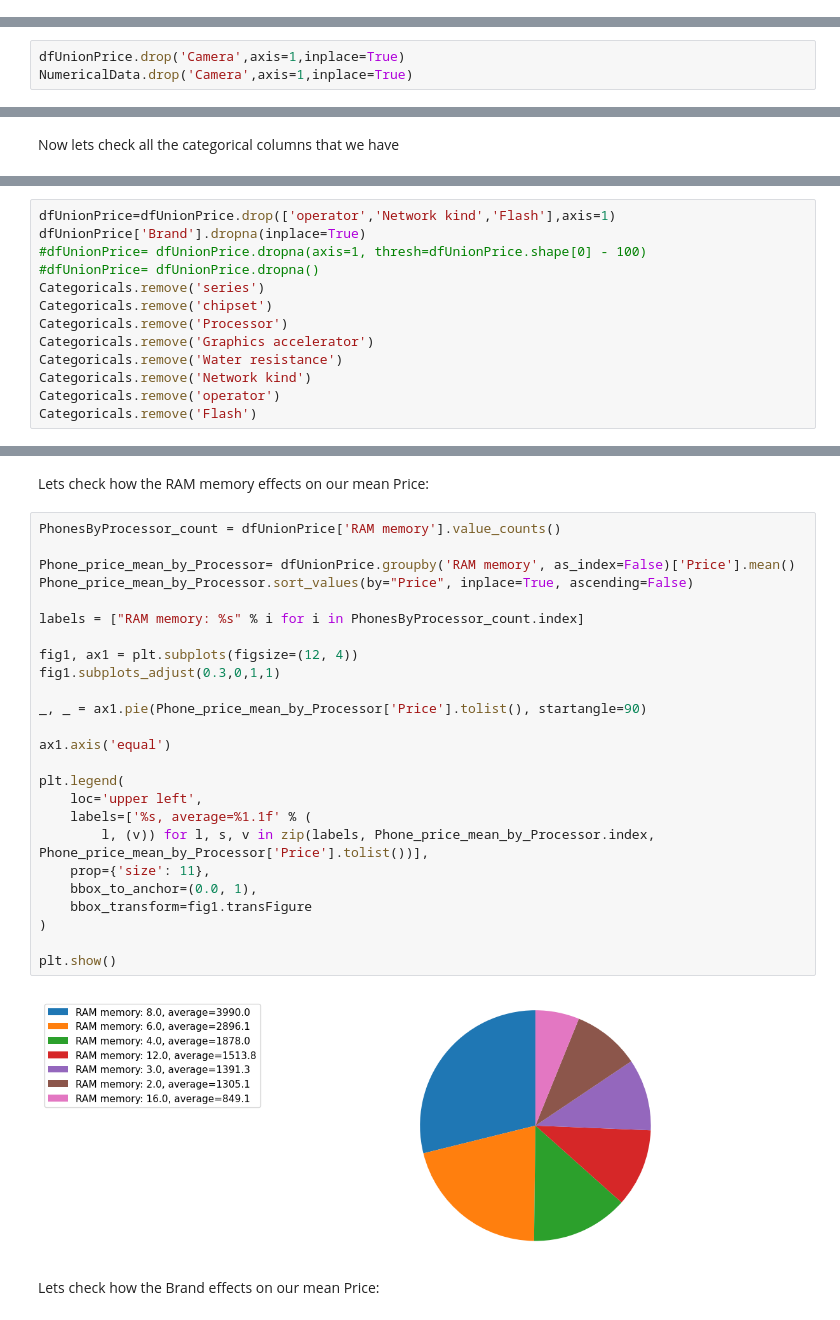
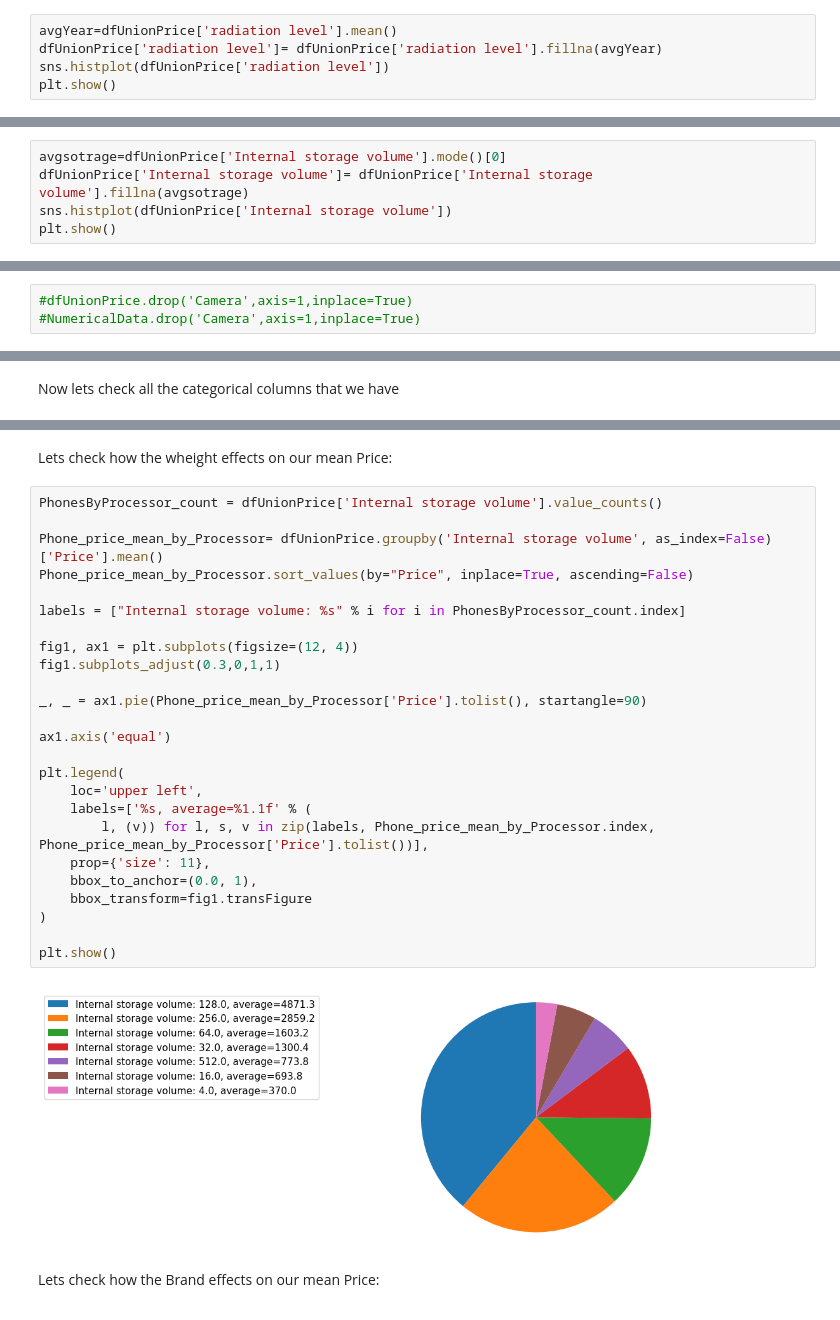
Before and after one commit to Davidtal1/PhoneProjects, a Jupyter notebook: PhonesProject.ipynb, the cells around one changed output, grey strips where cells are left out. Cells and saved outputs as stored; diff of their text form.

```diff
--- a/PhonesProject.ipynb
+++ b/PhonesProject.ipynb
@@ -505,0 +599,5 @@ data_describe
+# %%
+avgYear=dfUnionPrice['radiation level'].mean()
+dfUnionPrice['radiation level']= dfUnionPrice['radiation level'].fillna(avgYear)
+sns.histplot(dfUnionPrice['radiation level'])
+plt.show()
@@ -505,0 +611,5 @@ data_describe
+# %%
+avgsotrage=dfUnionPrice['Internal storage volume'].mode()[0]
+dfUnionPrice['Internal storage volume']= dfUnionPrice['Internal storage volume'].fillna(avgsotrage)
+sns.histplot(dfUnionPrice['Internal storage volume'])
+plt.show()
@@ -595,8 +685,8 @@ except:
 # %% [markdown]
 Looks like we can drop the camera from our Dataframe.
 # %%
-dfUnionPrice.drop('Camera',axis=1,inplace=True)
-NumericalData.drop('Camera',axis=1,inplace=True)
+#dfUnionPrice.drop('Camera',axis=1,inplace=True)
+#NumericalData.drop('Camera',axis=1,inplace=True)
 # %%
 # Depiction of the Numericals variables in a graphical method
 cols = NumericalData.columns
@@ -629,13 +716,0 @@ As we can see there are some columns that will not effect on our calculations so
-# %%
-dfUnionPrice=dfUnionPrice.drop(['operator','Network kind','Flash'],axis=1)
-dfUnionPrice['Brand'].dropna(inplace=True)
-#dfUnionPrice= dfUnionPrice.dropna(axis=1, thresh=dfUnionPrice.shape[0] - 100)
-#dfUnionPrice= dfUnionPrice.dropna()
-Categoricals.remove('series')
-Categoricals.remove('chipset')
-Categoricals.remove('Processor')
-Categoricals.remove('Graphics accelerator')
-Categoricals.remove('Water resistance')
-Categoricals.remove('Network kind')
-Categoricals.remove('operator')
-Categoricals.remove('Flash')
@@ -688,32 +717,32 @@ nan_rows
 # %% [markdown]
-Lets check how the RAM memory effects on our mean Price:
+Lets check how the wheight effects on our mean Price:
 # %%
-PhonesByProcessor_count = dfUnionPrice['RAM memory'].value_counts()
+PhonesByProcessor_count = dfUnionPrice['Internal storage volume'].value_counts()
 
-Phone_price_mean_by_Processor= dfUnionPrice.groupby('RAM memory', as_index=False)['Price'].mean()
+Phone_price_mean_by_Processor= dfUnionPrice.groupby('Internal storage volume', as_index=False)['Price'].mean()
 Phone_price_mean_by_Processor.sort_values(by="Price", inplace=True, ascending=False)
 
-labels = ["RAM memory: %s" % i for i in PhonesByProcessor_count.index]
+labels = ["Internal storage volume: %s" % i for i in PhonesByProcessor_count.index]
 
 fig1, ax1 = plt.subplots(figsize=(12, 4))
 fig1.subplots_adjust(0.3,0,1,1)
 
 _, _ = ax1.pie(Phone_price_mean_by_Processor['Price'].tolist(), startangle=90)
 
 ax1.axis('equal')
 
 plt.legend(
     loc='upper left',
     labels=['%s, average=%1.1f' % (
         l, (v)) for l, s, v in zip(labels, Phone_price_mean_by_Processor.index, Phone_price_mean_by_Processor['Price'].tolist())],
     prop={'size': 11},
     bbox_to_anchor=(0.0, 1),
     bbox_transform=fig1.transFigure
 )
 
 plt.show()
 # %% [output]
-[figure, old version]
+[figure, new version]
 # %% [markdown]
 Lets check how the Brand effects on our mean Price:
 # %%
```
Also changed, not shown: parts of 73 cells of this notebook.
